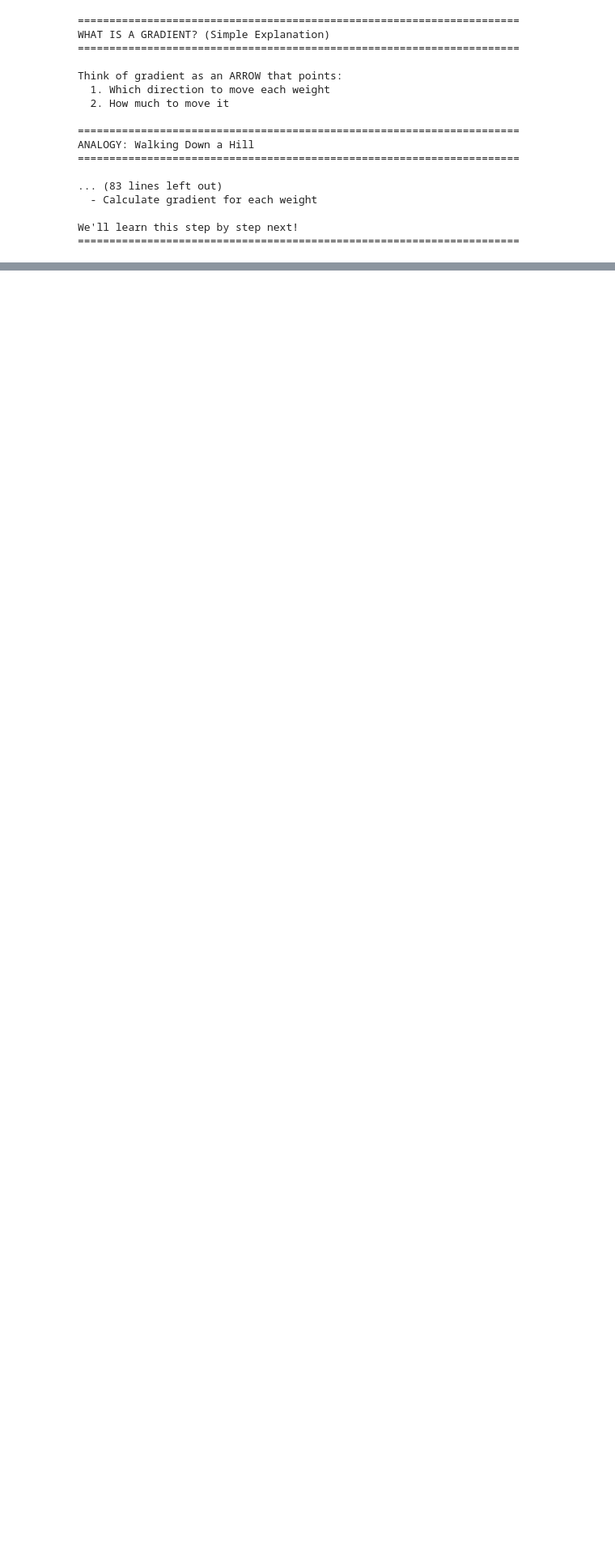
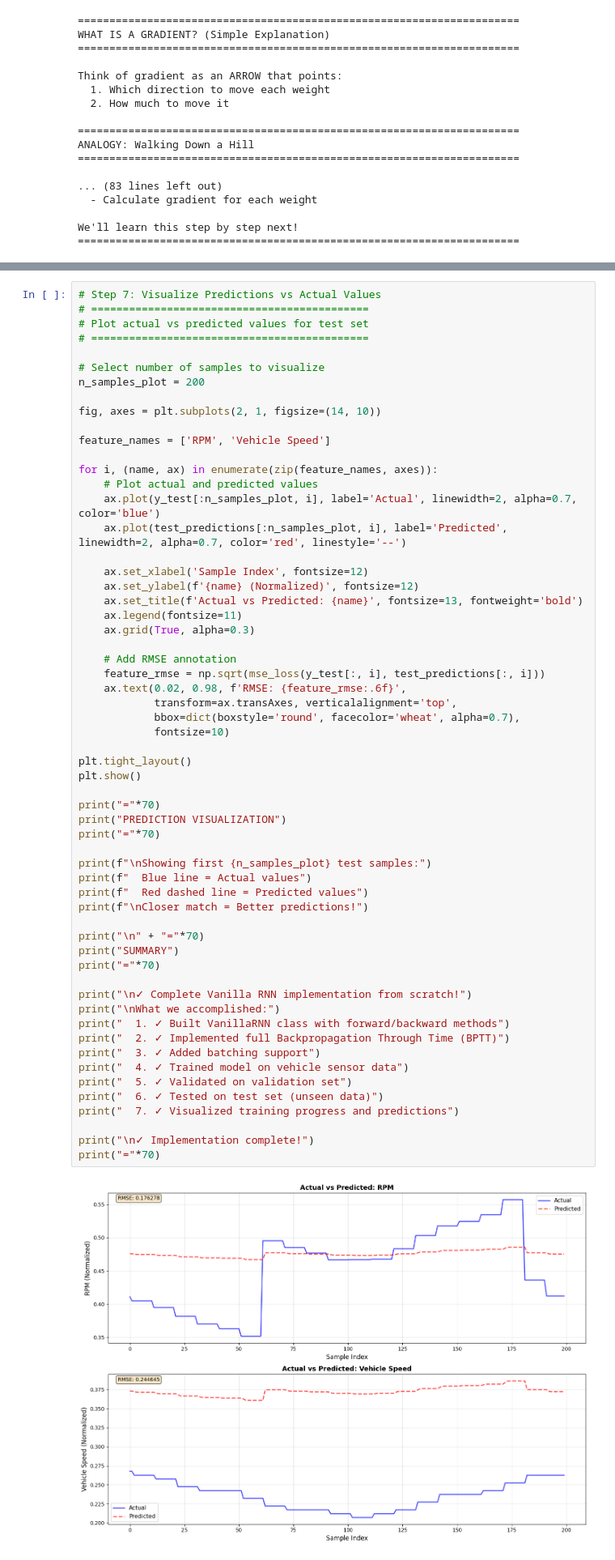
Before and after one commit to vishvajeetverma/vanilla_rnn, a Jupyter notebook: vanilla_rnn.ipynb, the cells around one changed output, grey strips where cells are left out. Shown at 81% size. Saved outputs shown, nothing was run; the diff lists cells and outputs as text; blank space fills up the shorter version.

```diff
--- a/vanilla_rnn.ipynb
+++ b/vanilla_rnn.ipynb
@@ -1434,0 +4046,61 @@ We'll learn this step by step next!
+# %%
+# Step 7: Visualize Predictions vs Actual Values
+# ============================================
+# Plot actual vs predicted values for test set
+# ============================================
+
+# Select number of samples to visualize
+n_samples_plot = 200
+
+fig, axes = plt.subplots(2, 1, figsize=(14, 10))
+
+feature_names = ['RPM', 'Vehicle Speed']
+
+for i, (name, ax) in enumerate(zip(feature_names, axes)):
+    # Plot actual and predicted values
+    ax.plot(y_test[:n_samples_plot, i], label='Actual', linewidth=2, alpha=0.7, color='blue')
+    ax.plot(test_predictions[:n_samples_plot, i], label='Predicted', linewidth=2, alpha=0.7, color='red', linestyle='--')
+
+    ax.set_xlabel('Sample Index', fontsize=12)
+    ax.set_ylabel(f'{name} (Normalized)', fontsize=12)
+    ax.set_title(f'Actual vs Predicted: {name}', fontsize=13, fontweight='bold')
+    ax.legend(fontsize=11)
+    ax.grid(True, alpha=0.3)
+
+    # Add RMSE annotation
+    feature_rmse = np.sqrt(mse_loss(y_test[:, i], test_predictions[:, i]))
+    ax.text(0.02, 0.98, f'RMSE: {feature_rmse:.6f}',
+            transform=ax.transAxes, verticalalignment='top',
+            bbox=dict(boxstyle='round', facecolor='wheat', alpha=0.7),
+            fontsize=10)
+
+plt.tight_layout()
+plt.show()
+
+print("="*70)
+print("PREDICTION VISUALIZATION")
+print("="*70)
+
+print(f"\nShowing first {n_samples_plot} test samples:")
+print(f"  Blue line = Actual values")
+print(f"  Red dashed line = Predicted values")
+print(f"\nCloser match = Better predictions!")
+
+print("\n" + "="*70)
+print("SUMMARY")
+print("="*70)
+
+print("\n✓ Complete Vanilla RNN implementation from scratch!")
+print("\nWhat we accomplished:")
+print("  1. ✓ Built VanillaRNN class with forward/backward methods")
+print("  2. ✓ Implemented full Backpropagation Through Time (BPTT)")
+print("  3. ✓ Added batching support")
+print("  4. ✓ Trained model on vehicle sensor data")
+print("  5. ✓ Validated on validation set")
+print("  6. ✓ Tested on test set (unseen data)")
+print("  7. ✓ Visualized training progress and predictions")
+
+print("\n✓ Implementation complete!")
+print("="*70)
+# %% [output]
+[figure, added]
```
Also changed, not shown: parts of 42 cells of this notebook, 1 other file.
